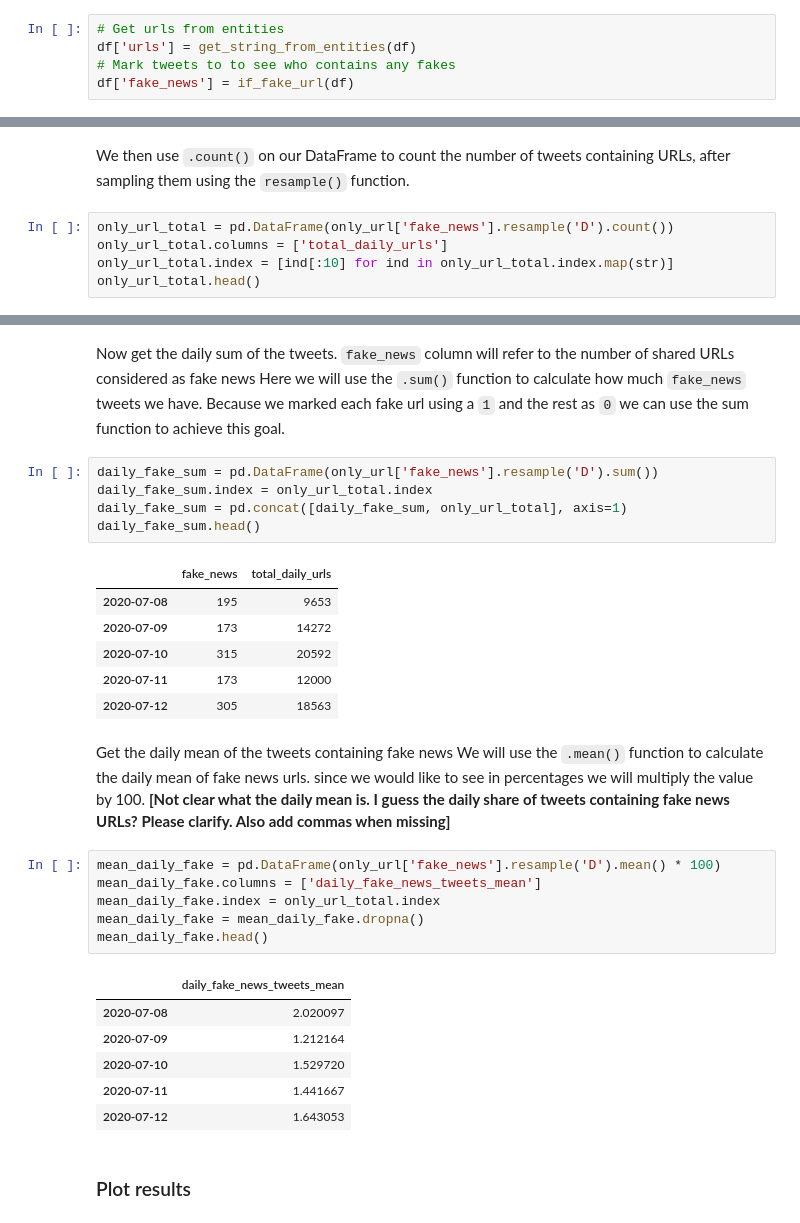
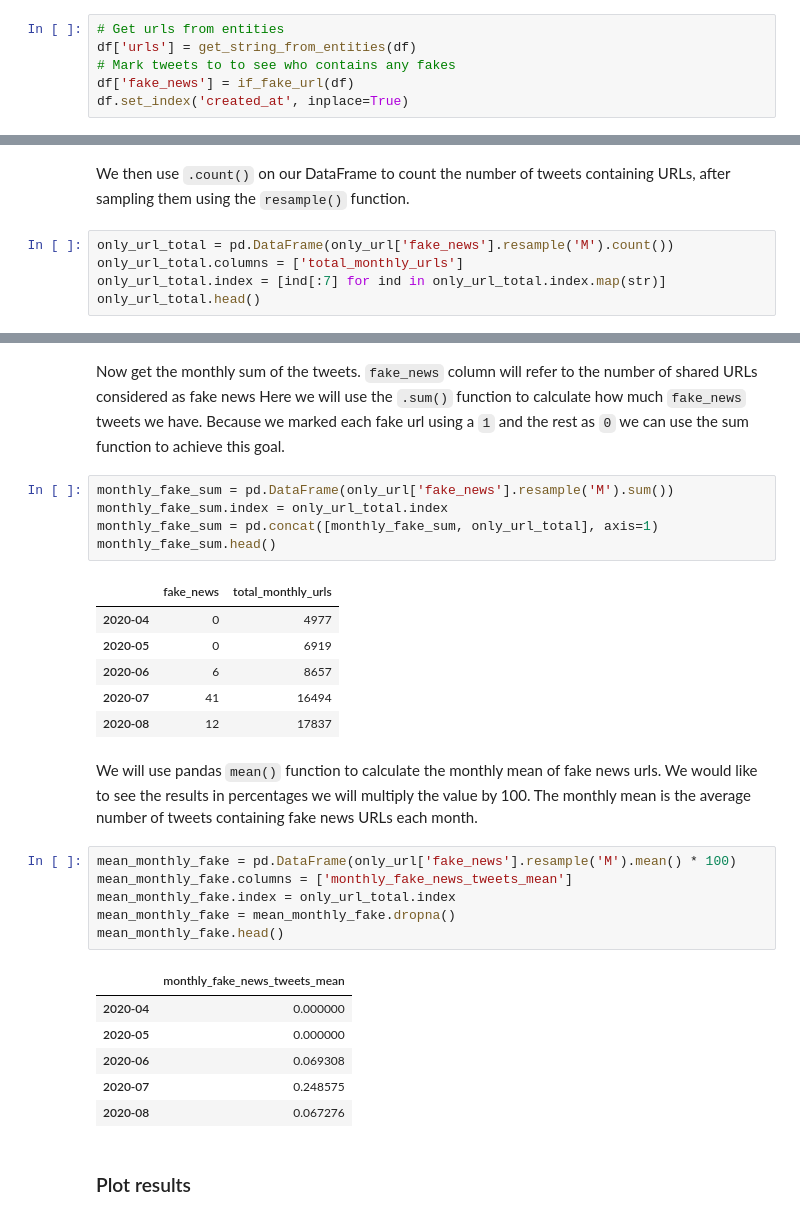
Before and after one commit to worldbank/TwitterEconomicMonitoring, a Jupyter notebook: notebooks/5-misinformation-analysis.ipynb, the cells around one changed output, grey strips where cells are left out. Cells and saved outputs as stored; diff of their text form.

```diff
--- a/notebooks/5-misinformation-analysis.ipynb
+++ b/notebooks/5-misinformation-analysis.ipynb
@@ -118,6 +131,7 @@ df['clean_text'].head()
 df['urls'] = get_string_from_entities(df)
 # Mark tweets to to see who contains any fakes
 df['fake_news'] = if_fake_url(df)
+df.set_index('created_at', inplace=True)
 # %% [markdown]
 ### Compute share of fake news links
 We first filter all tweets that don't contain any URLs.
@@ -135,7 +143,7 @@ Total Number of fake url found is: 6146 out of 358365 tweets containing urls
 # %% [markdown]
 We then use `.count()` on our DataFrame to count the number of tweets containing URLs, after sampling them using the `resample()` function.
 # %%
-only_url_total = pd.DataFrame(only_url['fake_news'].resample('D').count())
-only_url_total.columns = ['total_daily_urls']
-only_url_total.index = [ind[:10] for ind in only_url_total.index.map(str)]
+only_url_total = pd.DataFrame(only_url['fake_news'].resample('M').count())
+only_url_total.columns = ['total_monthly_urls']
+only_url_total.index = [ind[:7] for ind in only_url_total.index.map(str)]
 only_url_total.head()
@@ -142,37 +157,37 @@ only_url_total.head()
 # %% [markdown]
-Now get the daily sum of the tweets.
+Now get the monthly sum of the tweets.
 `fake_news` column will refer to the number of shared URLs considered as fake news
 Here we will use the `.sum()` function to calculate how much `fake_news` tweets we have.
 Because we marked each fake url using a `1` and the rest as `0` we can use the sum function to achieve this goal.
 # %%
-daily_fake_sum = pd.DataFrame(only_url['fake_news'].resample('D').sum())
-daily_fake_sum.index = only_url_total.index
-daily_fake_sum = pd.concat([daily_fake_sum, only_url_total], axis=1)
-daily_fake_sum.head()
+monthly_fake_sum = pd.DataFrame(only_url['fake_news'].resample('M').sum())
+monthly_fake_sum.index = only_url_total.index
+monthly_fake_sum = pd.concat([monthly_fake_sum, only_url_total], axis=1)
+monthly_fake_sum.head()
 # %% [output]
-|  | fake_news | total_daily_urls |
-| 2020-07-08 | 195 | 9653 |
-| 2020-07-09 | 173 | 14272 |
-| 2020-07-10 | 315 | 20592 |
-| 2020-07-11 | 173 | 12000 |
-| 2020-07-12 | 305 | 18563 |
+|  | fake_news | total_monthly_urls |
+| 2020-04 | 0 | 4977 |
+| 2020-05 | 0 | 6919 |
+| 2020-06 | 6 | 8657 |
+| 2020-07 | 41 | 16494 |
+| 2020-08 | 12 | 17837 |
 # %% [markdown]
-Get the daily mean of the tweets containing fake news
-We will use the `.mean()` function to calculate the daily mean of fake news urls. since we would like to see in percentages we will multiply the value by 100.
-**[Not clear what the daily mean is. I guess the daily share of tweets containing fake news URLs? Please clarify. Also add commas when missing]**
+We will use pandas `mean()` function to calculate the monthly mean of fake news urls.
+We would like to see the results in percentages we will multiply the value by 100.
+The monthly mean is the average number of tweets containing fake news URLs each month.
 # %%
-mean_daily_fake = pd.DataFrame(only_url['fake_news'].resample('D').mean() * 100)
-mean_daily_fake.columns = ['daily_fake_news_tweets_mean']
-mean_daily_fake.index = only_url_total.index
-mean_daily_fake = mean_daily_fake.dropna()
-mean_daily_fake.head()
+mean_monthly_fake = pd.DataFrame(only_url['fake_news'].resample('M').mean() * 100)
+mean_monthly_fake.columns = ['monthly_fake_news_tweets_mean']
+mean_monthly_fake.index = only_url_total.index
+mean_monthly_fake = mean_monthly_fake.dropna()
+mean_monthly_fake.head()
 # %% [output]
-|  | daily_fake_news_tweets_mean |
-| 2020-07-08 | 2.020097 |
-| 2020-07-09 | 1.212164 |
-| 2020-07-10 | 1.529720 |
-| 2020-07-11 | 1.441667 |
-| 2020-07-12 | 1.643053 |
+|  | monthly_fake_news_tweets_mean |
+| 2020-04 | 0.000000 |
+| 2020-05 | 0.000000 |
+| 2020-06 | 0.069308 |
+| 2020-07 | 0.248575 |
+| 2020-08 | 0.067276 |
 # %% [markdown]
 ### Plot results
 # %% [markdown]
```
Also changed, not shown: parts of 17 cells of this notebook, 4 other files.
